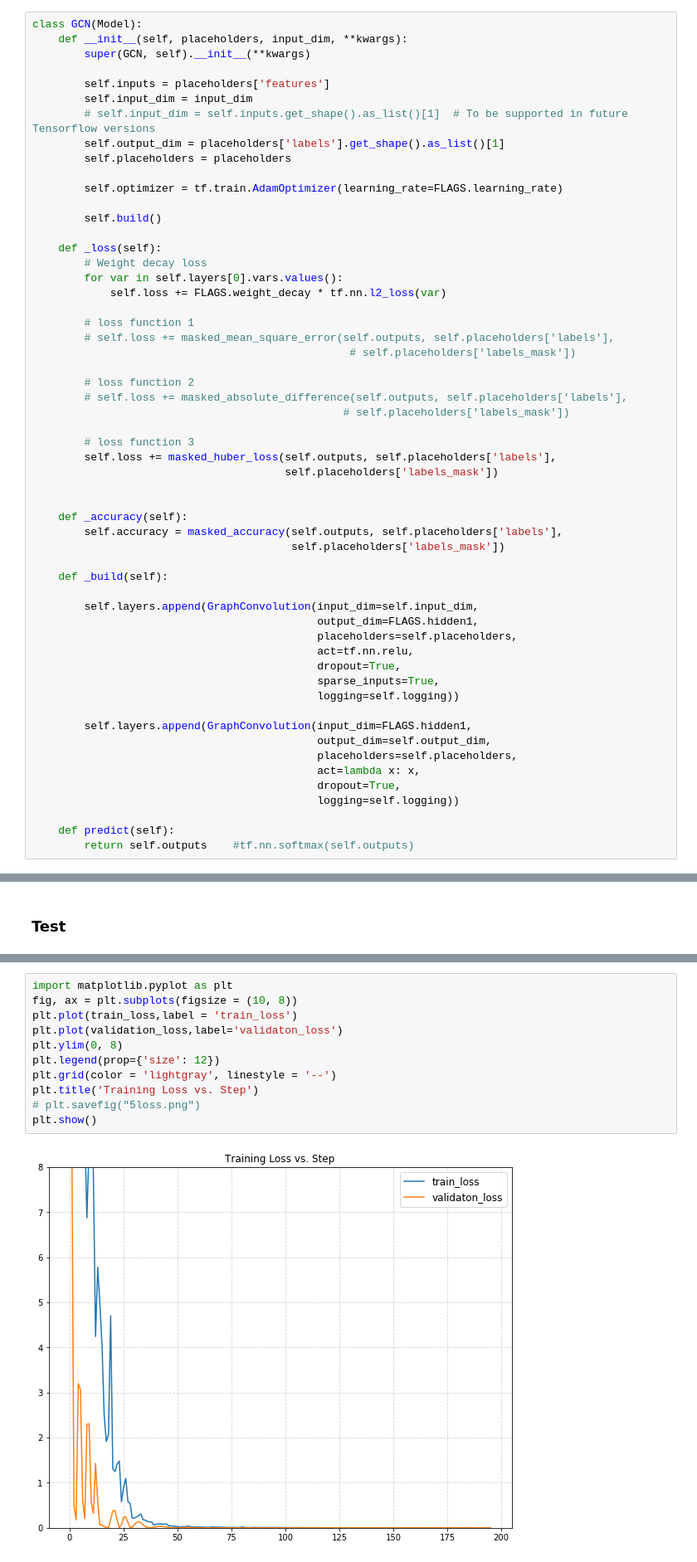
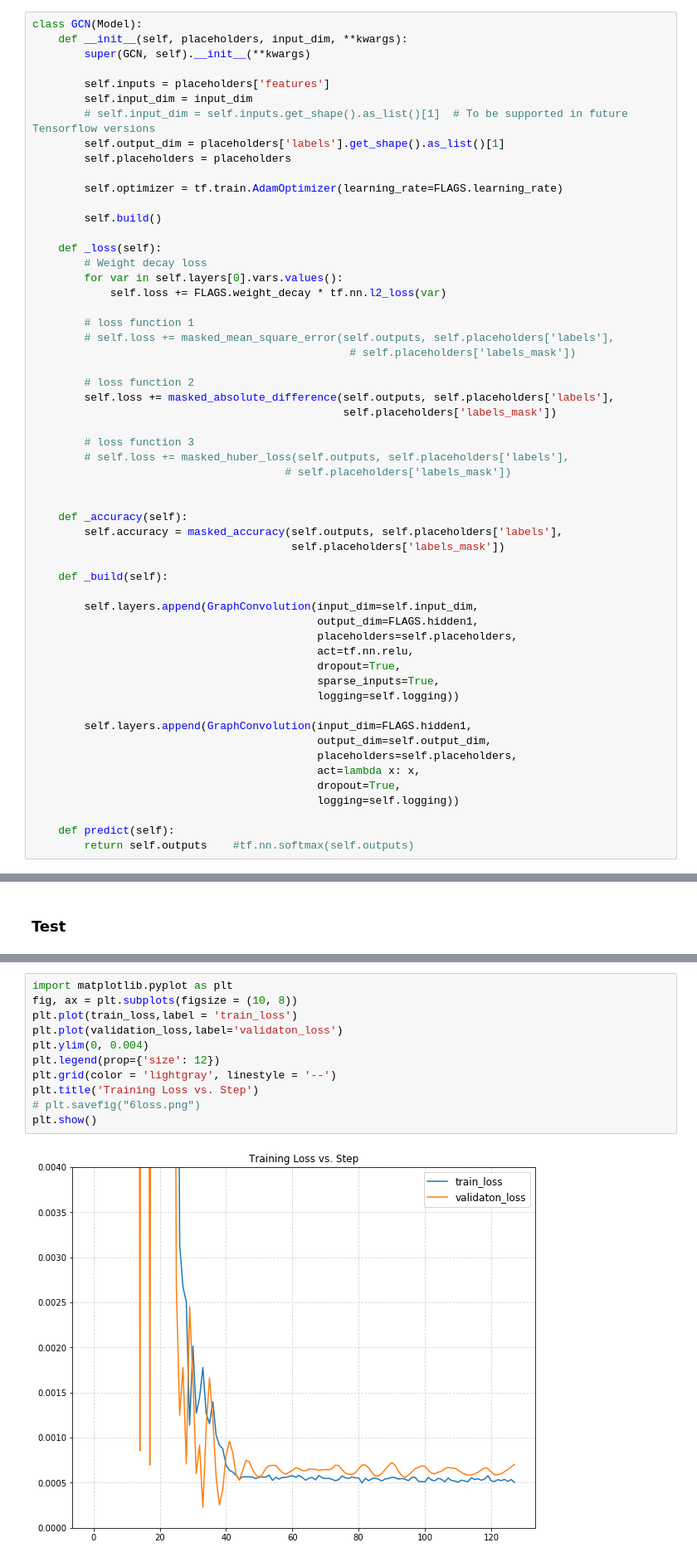
Before and after one commit to Richard-Hendricks/UIUC-Fall-2017, a Jupyter notebook: IE_532/Project/yiming_2.0_gcn.ipynb, the cells around one changed output, grey strips where cells are left out. Shown at 83% size. Cells and saved outputs as stored; diff of their text form.

```diff
--- a/IE_532/Project/yiming_2.0_gcn.ipynb
+++ b/IE_532/Project/yiming_2.0_gcn.ipynb
@@ -179,12 +179,12 @@ class GCN(Model):
                                                  # self.placeholders['labels_mask'])
 
         # loss function 2
-        # self.loss += masked_absolute_difference(self.outputs, self.placeholders['labels'],
-                                                # self.placeholders['labels_mask'])
+        self.loss += masked_absolute_difference(self.outputs, self.placeholders['labels'],
+                                                self.placeholders['labels_mask'])
 
         # loss function 3
-        self.loss += masked_huber_loss(self.outputs, self.placeholders['labels'],
-                                       self.placeholders['labels_mask'])
+        # self.loss += masked_huber_loss(self.outputs, self.placeholders['labels'],
+                                       # self.placeholders['labels_mask'])
 
 
     def _accuracy(self):
@@ -355,16 +369,16 @@ Test set results: cost= 0.00068, Mean square error= 4.532019e-07, time= 0.03681s
 # %%
 import matplotlib.pyplot as plt
 fig, ax = plt.subplots(figsize = (10, 8))
 plt.plot(train_loss,label = 'train_loss')
 plt.plot(validation_loss,label='validaton_loss')
-plt.ylim(0, 8)
+plt.ylim(0, 0.004)
 plt.legend(prop={'size': 12})
 plt.grid(color = 'lightgray', linestyle = '--')
 plt.title('Training Loss vs. Step')
-# plt.savefig("5loss.png")
+# plt.savefig("6loss.png")
 plt.show()
 # %% [output]
-[figure, old version]
+[figure, new version]
 # %% [markdown]
 ## Tuning Process
 ### Learning rate
```
Also changed, not shown: parts of 7 cells of this notebook.
